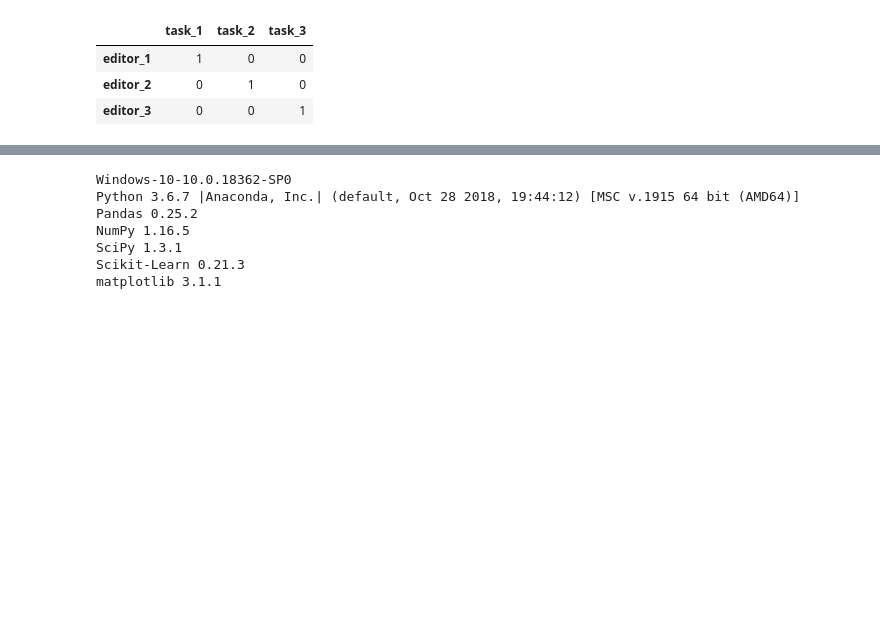
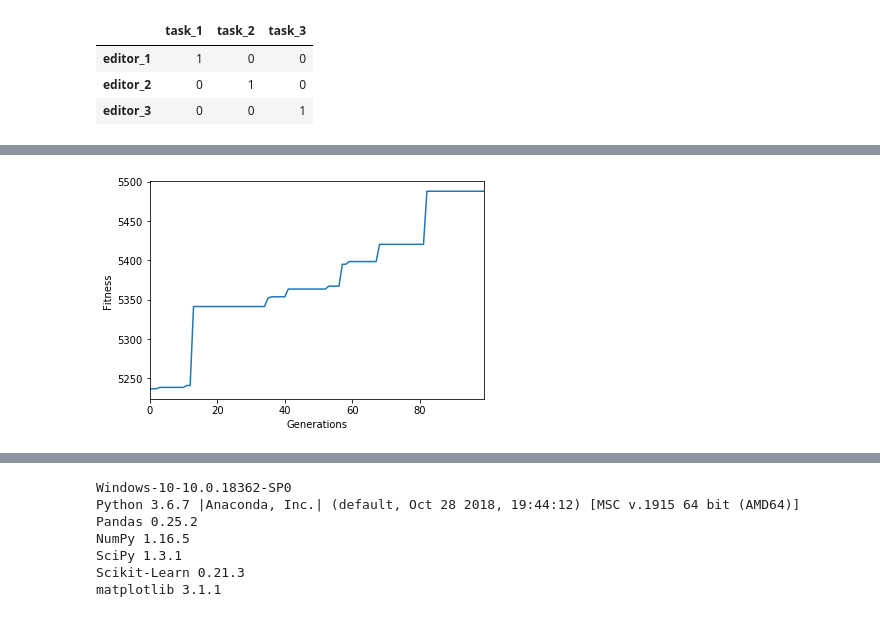
Before and after one commit to arealrb/data-science-challenge, a Jupyter notebook: Solution.ipynb, the cells around one changed output, grey strips where cells are left out. Drawn from its saved outputs; the diff is of its cells as text; code cells hidden in the pictures; blank space fills up the shorter version.

```diff
--- a/Solution.ipynb
+++ b/Solution.ipynb
@@ -116,0 +124,30 @@ from genetic import gen_pop_mp, genetic_algorithm_mp
+# %%
+# # open mp pool
+# num_processors = cpu_count()
+# pool = Pool(processes=num_processors)
+# print(f'using {num_processors} processors')
+# # testing on a 4 cpu machine shows the overhead is too big for mp to be worth it - cython should be better
+# # also, profiling needs to be done to identify bottlenecks
+
+# matrix_shape = (89, 16290)
+shape = (nl_en_editors.shape[0], nl_en_tasks.shape[0])
+
+# generate initial population
+pop_size = 50
+print('generating population')
+# ini_pop = gen_pop_mp(pop_size, shape, pool)
+ini_pop = gen_pop(pop_size, shape, 42)
+
+# additional parameters
+elite_size = 8
+mut_rate = 0.01
+balance_penalty = 50  # 1 = no balance constrain
+generations = 100
+print('running ga')
+# pop_ranks, best_ind = genetic_algorithm_mp(ini_pop, elite_size, mut_rate, balance_penalty,
+#                                            generations, nl_en_job_domain, nl_en_editor_domain_quality, pool)
+pop_ranks, best_ind = genetic_algorithm(ini_pop, elite_size, mut_rate, balance_penalty,
+                                           generations, nl_en_job_domain, nl_en_editor_domain_quality)
+
+# pool.close()
+# pool.join()
@@ -116,0 +172,13 @@ from genetic import gen_pop_mp, genetic_algorithm_mp
+# %%
+# this concatenates data from all the generations
+allpop_ranks = pd.concat(pop_ranks)
+# %%
+# and this graph shows the fitness increase over the generations
+p = allpop_ranks.groupby('gen')['fitness'].max().plot()
+p.set_ylabel('Fitness')
+p.set_xlabel('Generations')
+plt.show()
+
+# looks like there is no plateau yet
+# %% [output]
+[figure, added]
```
Also changed, not shown: parts of 22 cells of this notebook, 2 other files.
